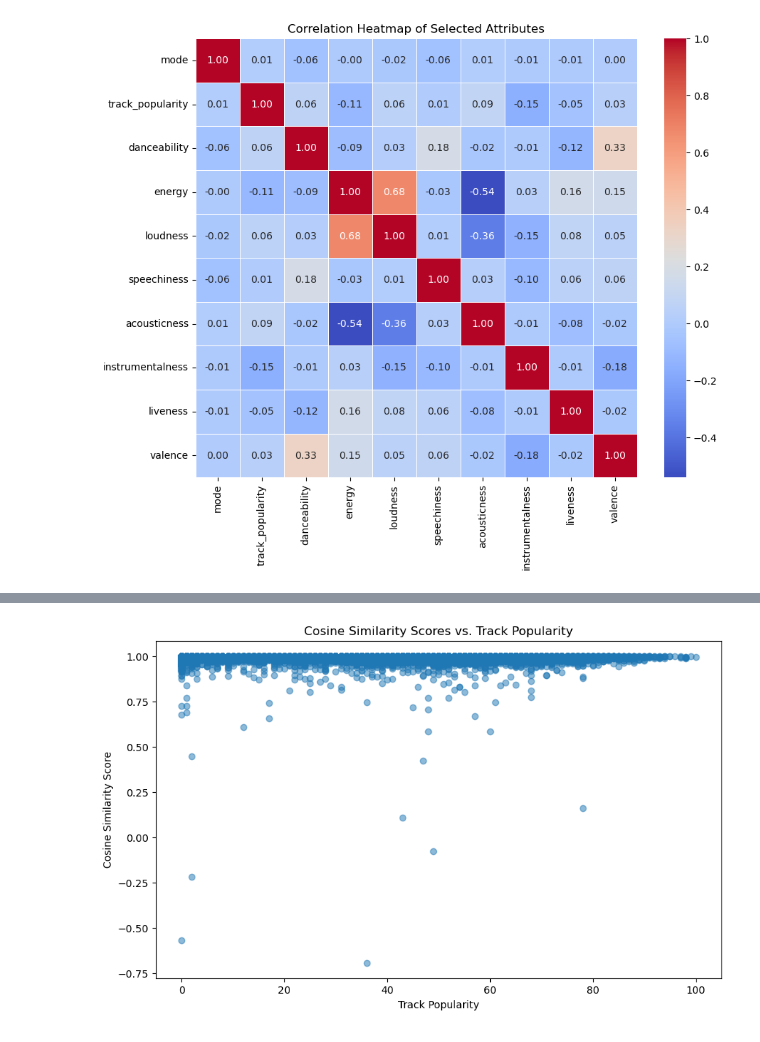
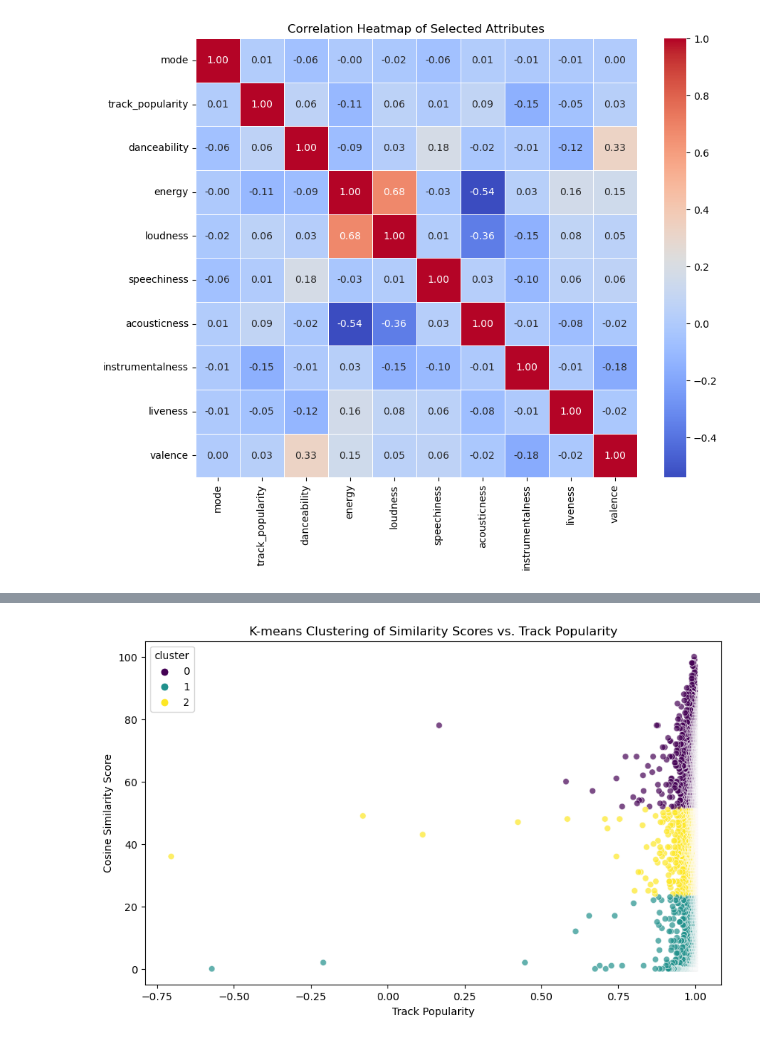
Before and after one commit to jesbor98/music-analysis, a Jupyter notebook: Data Mining project.ipynb, the cells around one changed output, grey strips where cells are left out. Saved outputs shown, nothing was run; the diff lists cells and outputs as text; code cells hidden in the pictures.

Commit message:
add analysis for similar tracks, popularity comparison per year, energy/loudness w most similar

```diff
--- a/Data Mining project.ipynb
+++ b/Data Mining project.ipynb
@@ -218,7 +362,7 @@ df_reduced = df.drop(columns=attributes_to_remove)
 df_no_duplicates = df_reduced.drop_duplicates()
 
 # Select a sample track for recommendation (replace 'Sample Track Name' with the actual track name)
-sample_track_name = 'The Climb'
+sample_track_name = 'All Over You'
 sample_track = df_no_duplicates[df_no_duplicates['track_name'] == sample_track_name].loc[:, selected_attributes]
 
 # Select all other tracks for comparison
@@ -238,7 +382,7 @@ similar_tracks_df['similarity_score'] = similarities
 similar_tracks_df = similar_tracks_df.sort_values(by='similarity_score', ascending=False)
 
 # Display the top similar tracks (you can adjust the number as needed)
-top_similar_tracks = similar_tracks_df.tail(10)
+top_similar_tracks = similar_tracks_df.head(5)
 
 # Display the top similar tracks with specific columns
 top_similar_tracks_subset = top_similar_tracks[['track_name', 'track_artist', 'track_popularity', 'similarity_score']]
@@ -246,10 +439,24 @@ print(top_similar_tracks_subset)
 # %%
-# Plotting the similarity scores against 'track_popularity'
+from sklearn.cluster import KMeans
+import seaborn as sns
+
+# Features for clustering (popularity scores)
+popularity_features = similar_tracks_df[['track_popularity', 'similarity_score']]
+
+# Number of clusters (you can adjust this based on your preference)
+num_clusters = 3
+
+# Perform K-means clustering
+kmeans = KMeans(n_clusters=num_clusters, random_state=42, n_init=10)
+similar_tracks_df['cluster'] = kmeans.fit_predict(popularity_features)
+
+# Plotting the clusters
 plt.figure(figsize=(10, 6))
-plt.scatter(similar_tracks_df['track_popularity'], similar_tracks_df['similarity_score'], alpha=0.5)
+sns.scatterplot(x='similarity_score', y='track_popularity', hue='cluster', data=similar_tracks_df, palette='viridis', alpha=0.7)
 plt.xlabel('Track Popularity')
 plt.ylabel('Cosine Similarity Score')
-plt.title('Cosine Similarity Scores vs. Track Popularity')
+plt.title('K-means Clustering of Similarity Scores vs. Track Popularity')
+
 plt.show()
 # %% [output]
-[figure, old version]
+[figure, new version]
```
Also changed, not shown: parts of 8 cells of this notebook.
